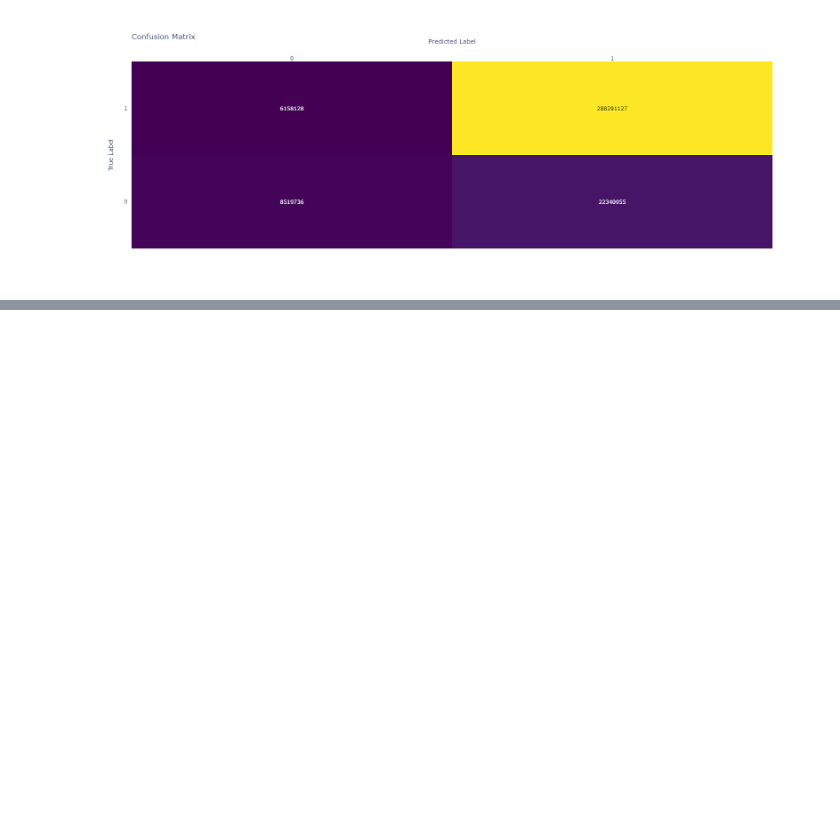
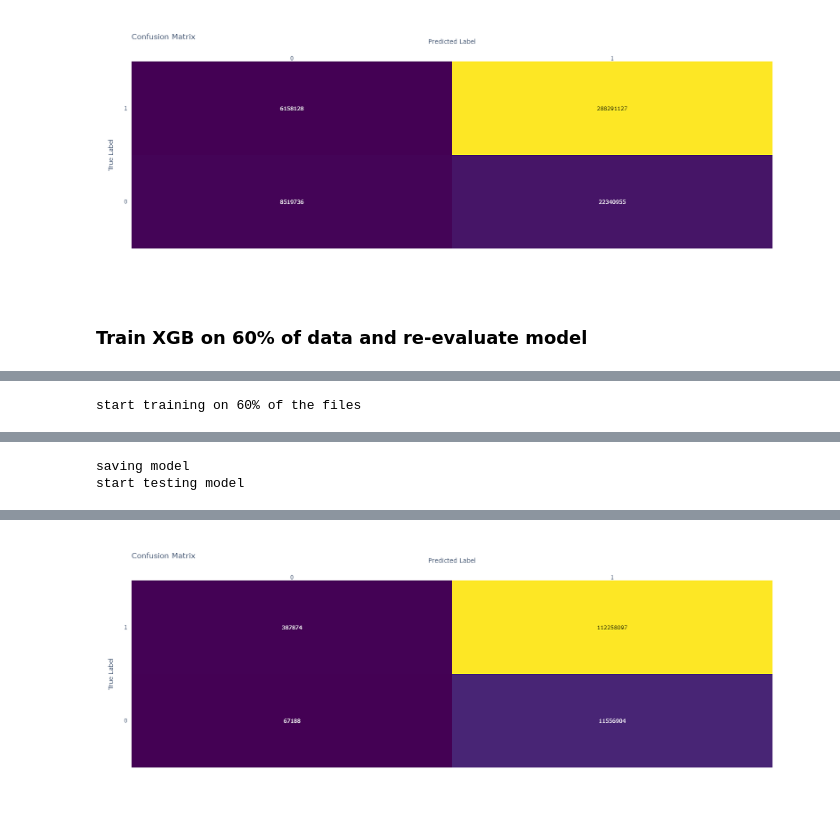
Before and after one commit to LRAbbade/IoT_anomaly_detection, a Jupyter notebook: iot23_control_training.ipynb, the cells around one changed output, grey strips where cells are left out. Saved outputs shown, nothing was run; the diff lists cells and outputs as text; code cells hidden in the pictures; blank space fills up the shorter version.

```diff
--- a/iot23_control_training.ipynb
+++ b/iot23_control_training.ipynb
@@ -22,12 +23,10 @@ shuffled_files = [shuffled_folder + file for file in os.listdir(shuffled_folder)
 random.shuffle(shuffled_files)
 # %%
 num_files = len(shuffled_files)
-training_cut = round(0.4 * num_files)
-cross_cut = round(0.7 * num_files)
+training_cut = round(0.6 * num_files)
 # %%
 training_files = shuffled_files[:training_cut]
-cross_validation_files = shuffled_files[training_cut:cross_cut]
-test_files = shuffled_files[cross_cut:]
+test_files = shuffled_files[training_cut:]
 # %%
 def count_rows_in_files(files):
     res = 0
@@ -393,6 +392,7 @@ show_feature_importances(best, X_train.columns).head(10)
 # %% [markdown]
 ### XG Boost
 # %%
+X_train, X_test, y_train, y_test = get_train_test_dfs('dataset/shuffled/part_6')
 train = xgb.DMatrix(X_train, label=y_train)
 # %% [markdown]
 #### params:
@@ -652,3 +700,71 @@ fig.update_layout(
 )
 # %% [output]
 [figure]
+# %% [markdown]
+### Train XGB on 60% of data and re-evaluate model
+# %%
+def get_DMaxtrix(df):
+    return xgb.DMatrix(df[[i for i in df.columns if i != 'label']], label=df[['label']])
+# %%
+params = {'eta': 0.3, 'gamma': 0, 'max_depth': 6, 'min_child_weight': 0, 'tree_method': 'gpu_hist'}    # params defined with cross validation above
+rounding_threshold = 0.5
+total_training_rows = 0
+total_training_ones = 0
+total_test_rows = 0
+total_test_ones = 0
+model = None
+
+print('start training on 60% of the files')
+for file in progressbar(training_files, max_value=len(training_files)):
+    df = pd.read_parquet(file)
+    total_training_rows += len(df)
+    total_training_ones += len(df[df['label'] == 1])
+    model = xgb.train(params, get_DMaxtrix(df), xgb_model=model)
+
+print('saving model')
+model.save_model('xgb_full_model.bin')
+results = {'tp': 0, 'tn': 0, 'fp': 0, 'fn': 0}
+
+print('start testing model')
+for file in progressbar(test_files, max_value=len(test_files)):
+    df = pd.read_parquet(file).reset_index(drop=True)
+    total_test_rows += len(df)
+    total_test_ones += len(df[df['label'] == 1])
+    y_pred = [1 if i >= rounding_threshold else 0 for i in model.predict(get_DMaxtrix(df))]
+    aux = df[['label']].join(pd.DataFrame(data={'predicted': y_pred}).applymap(int))
+    results['tp'] += len(aux[(aux['label'] == 1) & (aux['predicted'] == 1)])
+    results['tn'] += len(aux[(aux['label'] == 0) & (aux['predicted'] == 0)])
+    results['fp'] += len(aux[(aux['label'] == 0) & (aux['predicted'] == 1)])
+    results['fn'] += len(aux[(aux['label'] == 1) & (aux['predicted'] == 0)])
+
+results['accuracy'] = (results['tp'] + results['tn']) / total_test_rows
+results['precision'] = results['tp'] / (results['tp'] + results['fp'])
+results['recall'] = results['tp'] / (results['tp'] + results['fn'])
+results['f1'] = (2 * results['precision'] * results['recall']) / (results['precision'] + results['recall'])
+
+total_rows = total_training_rows + total_test_rows
+print(f'total rows = {total_rows}')
+print(f'{total_training_rows=}\t{total_test_rows=}')
+print(f'real training % = {100 * total_training_rows / total_rows:.2f}')
+print(f'training 1s distribution = {100 * total_training_ones / total_training_rows:.2f}')
+print(f'test 1s distribution = {100 * total_test_ones / total_test_rows:.2f}')
+print(f'\nAccuracy={results["accuracy"]}')
+print(f'Precision={results["precision"]}')
+print(f'Recall={results["recall"]}')
+print(f'F1 Score={results["f1"]}')
+
+fig = ff.create_annotated_heatmap(
+    [[results['tn'], results['fp']], [results['fn'], results['tp']]],
+    colorscale='Viridis',
+    x=['0', '1'],
+    y=['0', '1']
+)
+fig.update_layout(
+    title='Confusion Matrix',
+    xaxis_title="Predicted Label",
+    yaxis_title="True Label",
+    height=600,
+    width=600,
+    grid_xside="bottom"
+)
+# %% [output]
@@ -654,0 +772 @@ fig.update_layout(
+start training on 60% of the files
@@ -654,0 +775,2 @@ fig.update_layout(
+saving model
+start testing model
@@ -654,0 +788 @@ fig.update_layout(
+[figure, added]
```
Also changed, not shown: parts of 16 cells of this notebook, 1 other file.
